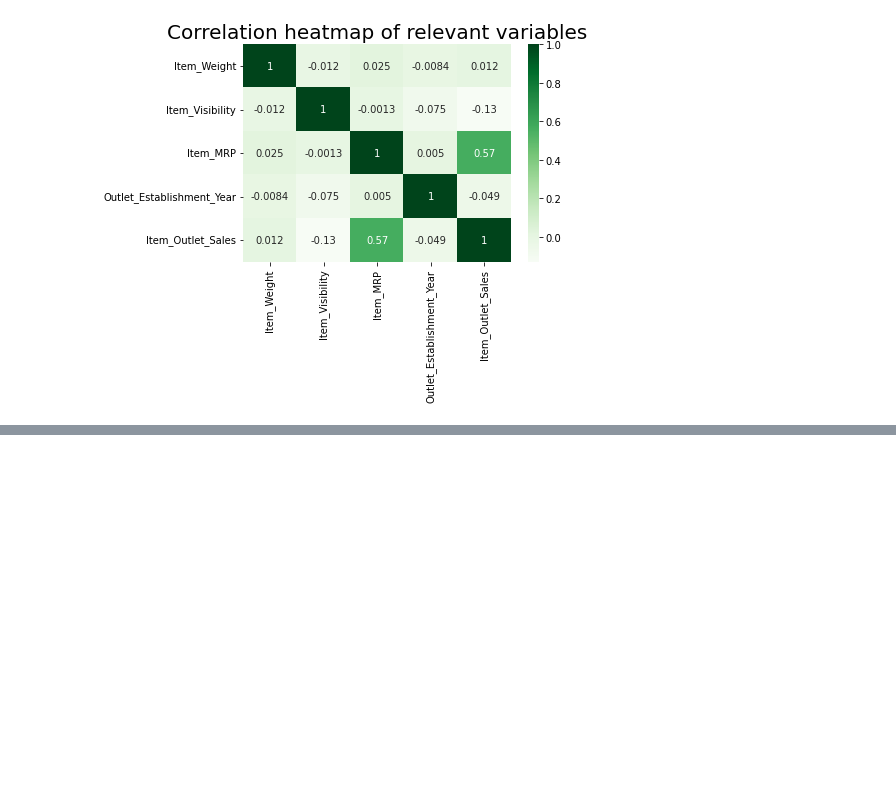
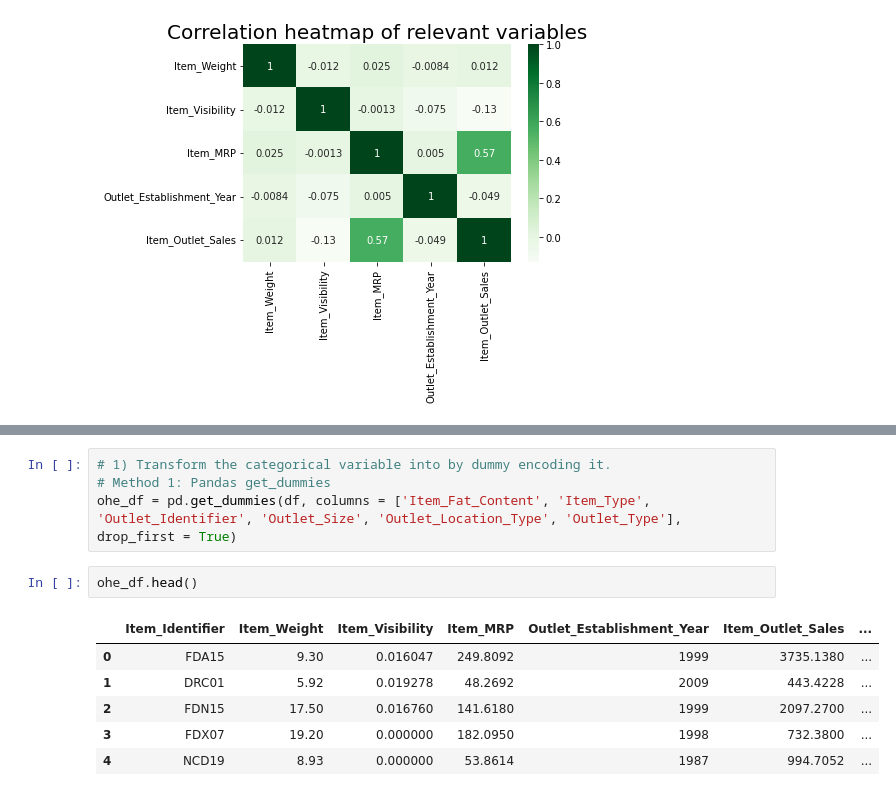
Before and after one commit to ivnizhnik/Sales_Predictions_DataScienceProject, a Jupyter notebook: Sales_Predictions_DataScienceProject.ipynb, the cells around one changed output, grey strips where cells are left out. Saved outputs shown, nothing was run; the diff lists cells and outputs as text; blank space fills up the shorter version.

```diff
--- a/Sales_Predictions_DataScienceProject.ipynb
+++ b/Sales_Predictions_DataScienceProject.ipynb
@@ -603,0 +635,13 @@ plt.title('Correlation heatmap of relevant variables', fontsize = 20, c='k');
+# %%
+# 1) Transform the categorical variable into by dummy encoding it.
+# Method 1: Pandas get_dummies
+ohe_df = pd.get_dummies(df, columns = ['Item_Fat_Content', 'Item_Type', 'Outlet_Identifier', 'Outlet_Size', 'Outlet_Location_Type', 'Outlet_Type'], drop_first = True)
+# %%
+ohe_df.head()
+# %% [output]
+|  | Item_Identifier | Item_Weight | Item_Visibility | Item_MRP | Outlet_Establishment_Year | Item_Outlet_Sales | ... |
+| 0 | FDA15 | 9.30 | 0.016047 | 249.8092 | 1999 | 3735.1380 | ... |
+| 1 | DRC01 | 5.92 | 0.019278 | 48.2692 | 2009 | 443.4228 | ... |
+| 2 | FDN15 | 17.50 | 0.016760 | 141.6180 | 1999 | 2097.2700 | ... |
+| 3 | FDX07 | 19.20 | 0.000000 | 182.0950 | 1998 | 732.3800 | ... |
+| 4 | NCD19 | 8.93 | 0.000000 | 53.8614 | 1987 | 994.7052 | ... |
```
Also changed, not shown: parts of 26 cells of this notebook.
